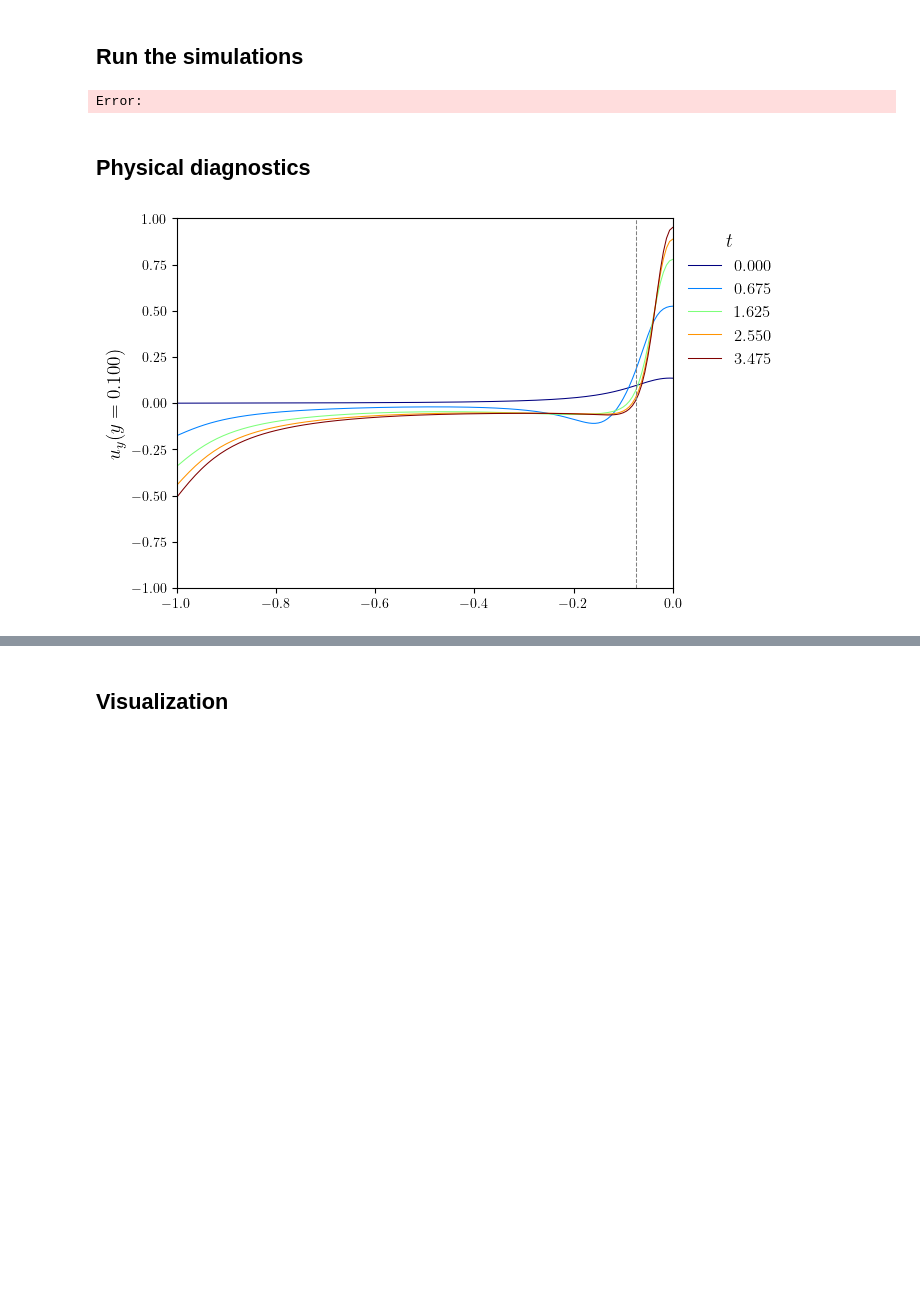
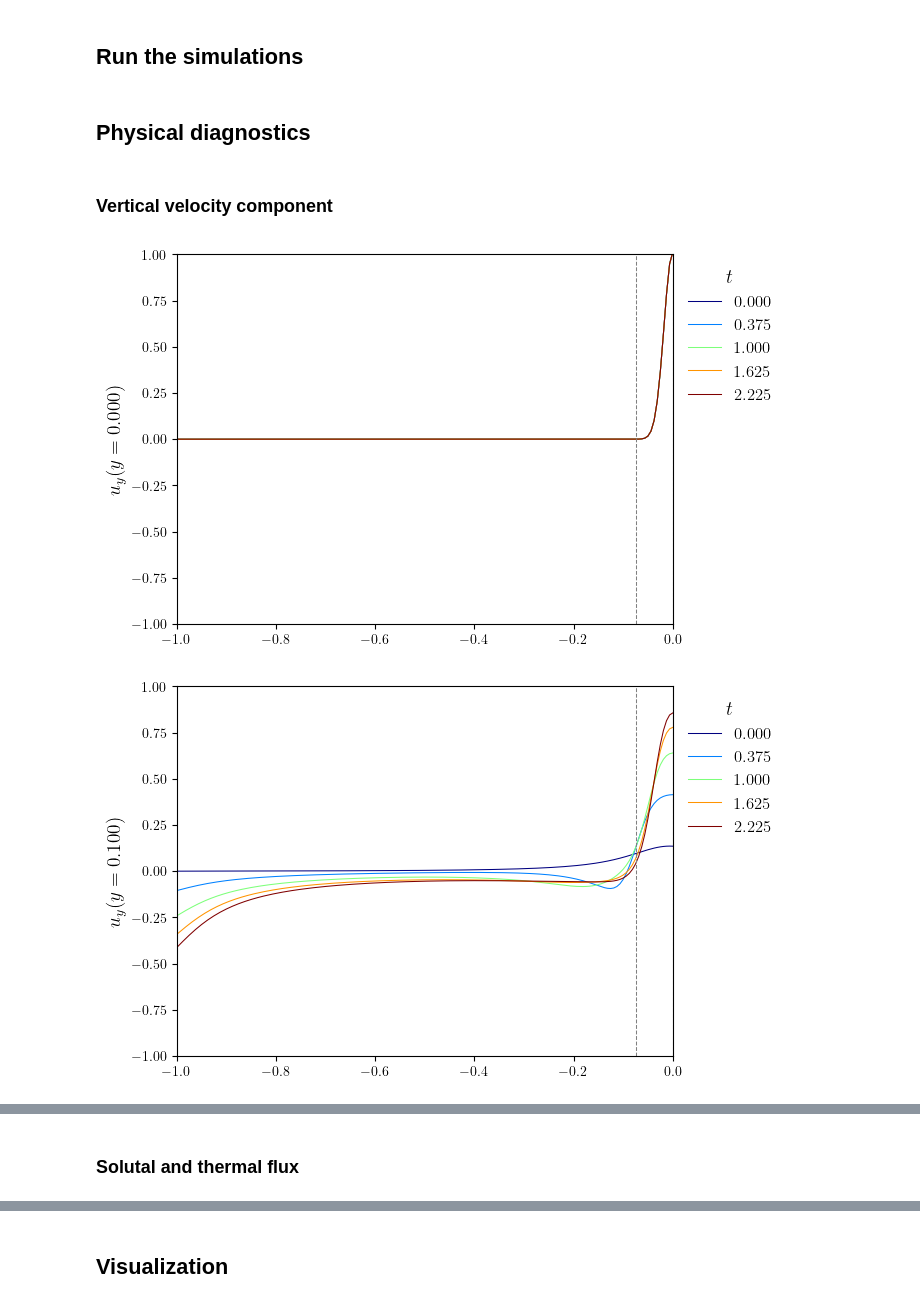
Before and after one commit to george-poole/CRoCoDiL, a Jupyter notebook: system_d/expo/D10_overview.ipynb, the cells around one changed output, grey strips where cells are left out. Saved outputs shown, nothing was run; the diff lists cells and outputs as text; code cells hidden in the pictures; blank space fills up the shorter version.

```diff
--- a/system_d/expo/D10_overview.ipynb
+++ b/system_d/expo/D10_overview.ipynb
@@ -36,7 +36,7 @@ PARAMS_PHYSICAL = SYSTEM_D_REFERENCE.replace(
 theta_buoy_opts = (True, False)
 simulations: dict[bool, Simulation] = {}
 
-for theta_buoy in theta_buoy_opts[:1]:
+for theta_buoy in theta_buoy_opts:
     simulations[theta_buoy] = dns_system_d(
         store_delta=STORE,
         write_delta=WRITE,
@@ -69,7 +69,7 @@ for theta_buoy in theta_buoy_opts[:1]:
 # %% [markdown]
 ## Run the simulations
 # %%
-n_stop = set_ipynb_variable('N_STOP', 150)
+n_stop = set_ipynb_variable('N_STOP', 100)
 t_stop = 100.0
 dt_init = 1e-6
 n_init = 10
@@ -77,43 +77,45 @@ n_init = 10
 for theta_buoy, sim in simulations.items():
     sim = simulations[theta_buoy]
     run(sim, n_stop=n_stop, t_stop=t_stop, dt_init=dt_init, n_init=n_init, show_progress=True)
-    # if WRITE:
-    #     xdmf_to_npz(simulation, delete_xdmf=False)
-    # else:
-    #     write(simulation.parameters, simulation.parameter_file, simulation.dir_path, mode='w')
+    if WRITE:
+        xdmf_to_npz(sim, delete_xdmf=False)
+    else:
+        write(sim.parameters, sim.parameter_file, sim.dir_path, mode='w')
-# %% [output]
-Error:
 # %% [markdown]
 ## Physical diagnostics
+# %% [markdown]
+### Vertical velocity component
 # %%
 time_indices = (*[int(i * n_stop) for i in (0, 0.25, 0.5, 0.75)], -1)
-y_cs_target = 0.1
+y_cs_targets = (0, 0.1)
 
 vline_kws = dict(
     linestyles='dashed', linewidths=0.75, colors='gray',
 )
 
 for theta_buoy, sim in simulations.items():
     u, In, Lx, Ll, xInflow = sim['u', 'In', 'Lx', 'Ll', 'xInflow']
-    uy_lines = []
-    t_labels = []
-    for i in time_indices:
-        uxi, uyi = extract_component_functions(('P', 1), u.get_series_item(i))
-        uyi_grid, y_cs  = cross_section_grid(uyi, 'y', target=y_cs_target)
-        uy_lines.append(uyi_grid)
-        t_labels.append(f'{u.time_series[i]:.3f}')
+    for y_cs_targ in y_cs_targets:
+        uy_lines = []
+        t_labels = []
+        for i in time_indices:
+            uxi, uyi = extract_component_functions(('P', 1), u.get_series_item(i))
+            uyi_grid, y_cs  = cross_section_grid(uyi, 'y', target=y_cs_targ)
+            uy_lines.append(uyi_grid)
+            t_labels.append(f'{u.time_series[i]:.3f}')
 
-    fig, ax = plot_line(
-        uy_lines,
-        cyc='jet',
-        legend_labels=t_labels,
-        legend_title='$t$',
-        y_label=f'$u_y(y={y_cs:.3f})$',
-    )
-    y_lims = (-In, In)
-    x_lims = Lx
-    ax.vlines(xInflow, *y_lims, **vline_kws)
-    ax.set_xlim(*x_lims)
-    ax.set_ylim(*y_lims)
+        fig, ax = plot_line(
+            uy_lines,
+            cyc='jet',
+            legend_labels=t_labels,
+            legend_title='$t$',
+            y_label=f'$u_y(y={y_cs:.3f})$',
+        )
+        y_lims = (-In, In)
+        x_lims = Lx
+        ax.vlines(xInflow, *y_lims, **vline_kws)
+        ax.set_xlim(*x_lims)
+        ax.set_ylim(*y_lims)
 # %% [output]
-[figure, old version]
+[figure, new version]
+[figure, added]
@@ -119,0 +124,2 @@ for theta_buoy, sim in simulations.items():
+# %% [markdown]
+### Solutal and thermal flux
```
Also changed, not shown: parts of 8 cells of this notebook, 28 other files.
